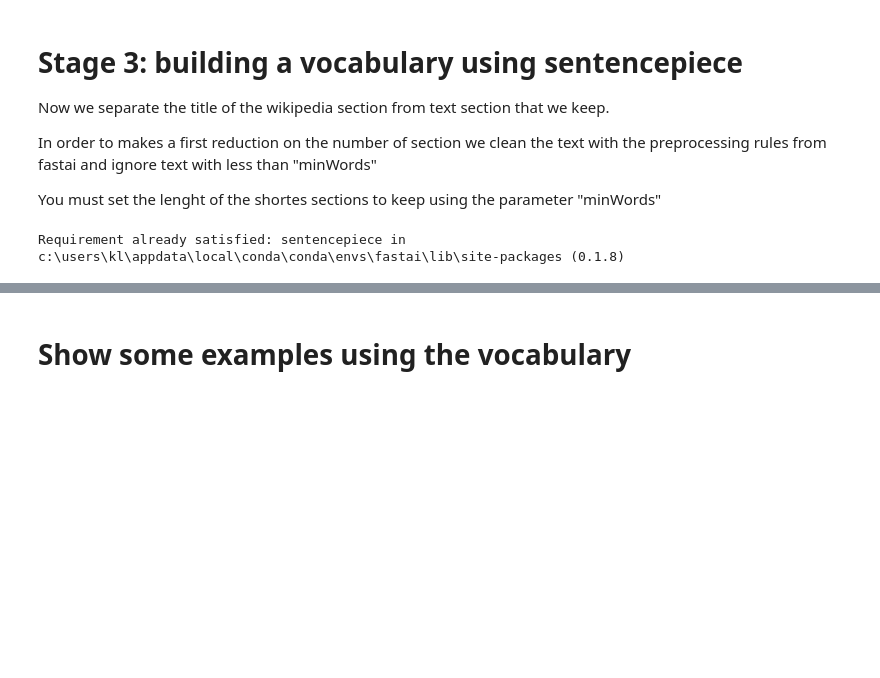
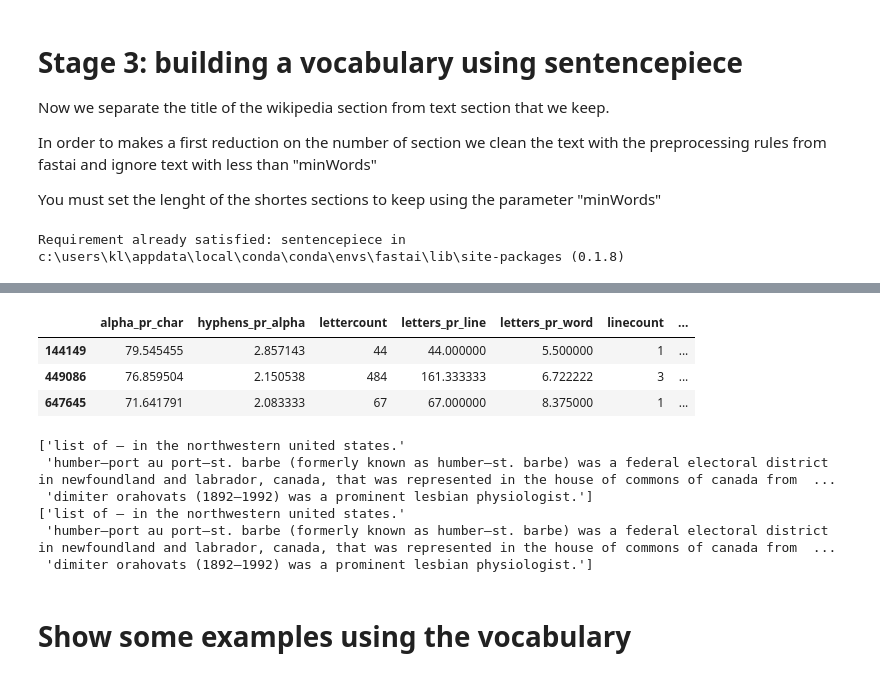
Before and after one commit to kasparlund/nlp, a Jupyter notebook: ULMFiT-Sentencepiece-Wiki-Training.ipynb, the cells around one changed output, grey strips where cells are left out. Cells and saved outputs as stored; diff of their text form; code cells hidden in the pictures; blank space fills up the shorter version.

```diff
--- a/ULMFiT-Sentencepiece-Wiki-Training.ipynb
+++ b/ULMFiT-Sentencepiece-Wiki-Training.ipynb
@@ -142,15 +165,15 @@ if data is not None:
 # %%
 #analyse thresholds used to clean wikipedia
 if data is not None:
-    lpl = data.alpha_r3.values
-    #ix = lpl<8
-    ix = np.logical_and(lpl>.17,lpl<.18)
+    lpl = data.hyphens_pr_alpha.values
+    ix = lpl>2
     data_empty = data[ix]
     print(f"data_empty:{data_empty.shape}")
 
-    percentiles = 0.01 * np.asarray([1,10,25, 50, 75, 90, 99])
+    percentiles = 0.01 * np.asarray([1, 10, 25, 50, 75, 90, 99])
     %time data_empty.describe(percentiles,include=[np.number])
     display(data_empty)
     print(data_empty.text.head().values)
     print(data_empty.text.tail().values)
     gc.collect()
+# %% [output]
@@ -157,3 +182,13 @@ if data is not None:
+|  | alpha_pr_char | hyphens_pr_alpha | lettercount | letters_pr_line | letters_pr_word | linecount | ... |
+| 144149 | 79.545455 | 2.857143 | 44 | 44.000000 | 5.500000 | 1 | ... |
+| 449086 | 76.859504 | 2.150538 | 484 | 161.333333 | 6.722222 | 3 | ... |
+| 647645 | 71.641791 | 2.083333 | 67 | 67.000000 | 8.375000 | 1 | ... |
+['list of — in the northwestern united states.'
+ 'humber—port au port—st. barbe (formerly known as humber—st. barbe) was a federal electoral district in newfoundland and labrador, canada, that was represented in the house of commons of canada from  ...
+ 'dimiter orahovats (1892—1992) was a prominent lesbian physiologist.']
+['list of — in the northwestern united states.'
+ 'humber—port au port—st. barbe (formerly known as humber—st. barbe) was a federal electoral district in newfoundland and labrador, canada, that was represented in the house of commons of canada from  ...
+ 'dimiter orahovats (1892—1992) was a prominent lesbian physiologist.']
 # %%
 if not (pathVocab/"m.model").exists():
     swm = SentencepieceWikiVocab(lang=lang, pathJson=pathJson, pathcsv=pathcsv, pathTxt=pathTxt, pathVocab=pathVocab)
```
Also changed, not shown: parts of 28 cells of this notebook, 1 other file.
